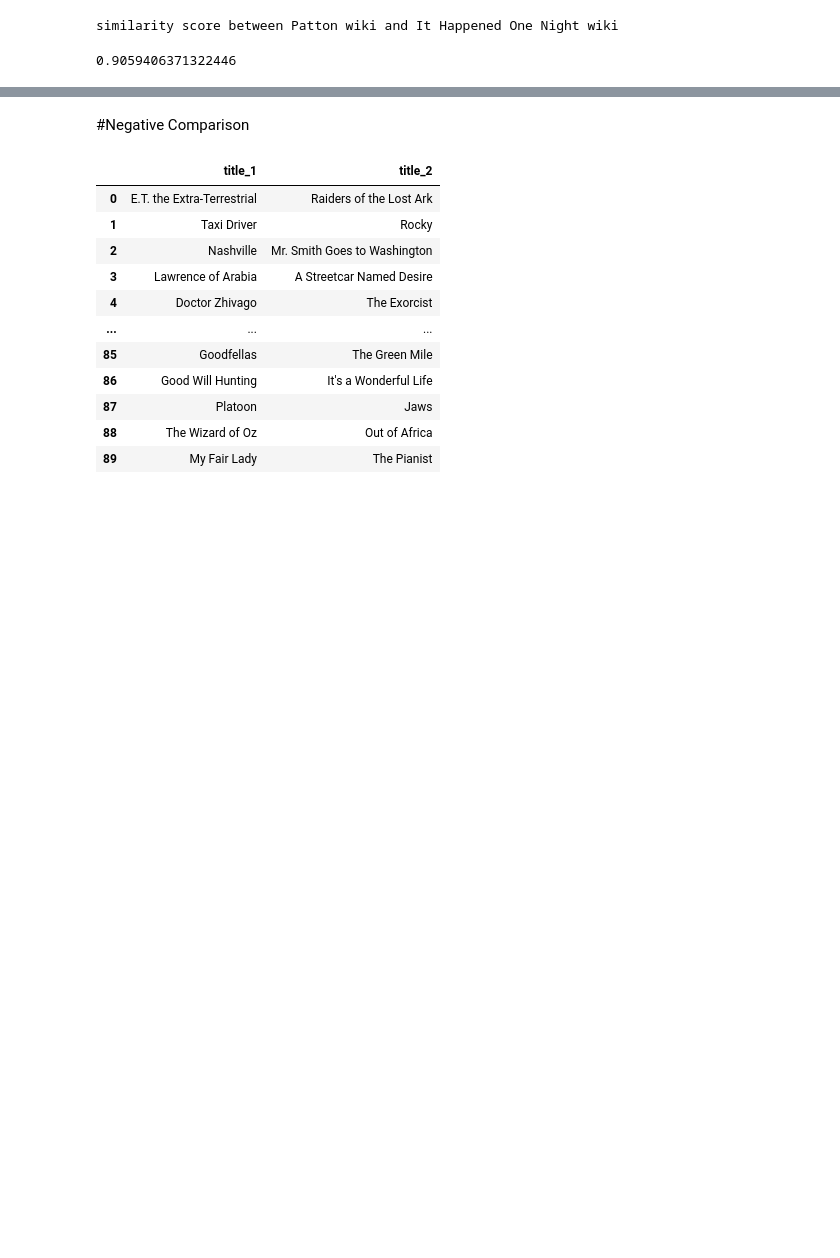
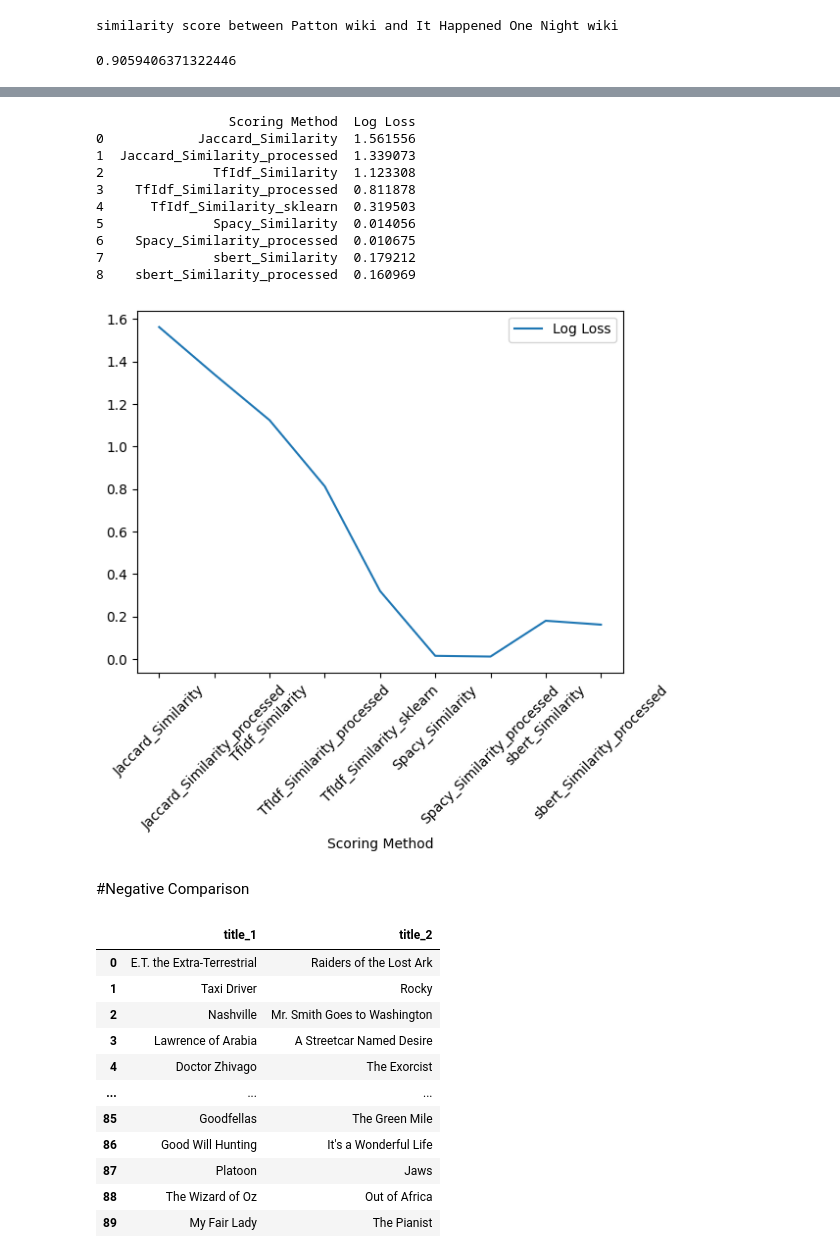
Before and after one commit to ak-malone/NLU, a Jupyter notebook: bagofwords.ipynb, the cells around one changed output, grey strips where cells are left out. Drawn from its saved outputs; the diff is of its cells as text; code cells hidden in the pictures; blank space fills up the shorter version.

```diff
--- a/bagofwords.ipynb
+++ b/bagofwords.ipynb
@@ -480,0 +523,3 @@ similarity score between Patton wiki and It Happened One Night wiki
+# %%
+log_loss.extend([[sim_cols[-1], logloss(movies,sim_cols[-1],True)]])
+print("Log Loss: ", log_loss[-1])
@@ -481,3 +541,19 @@ similarity score between Patton wiki and It Happened One Night wiki
+# %%
+lldf = pd.DataFrame(log_loss,columns=["Scoring Method","Log Loss"])
+lldf.plot.line(x="Scoring Method",rot=45)
+print(lldf)
+# %% [output]
+                 Scoring Method  Log Loss
+0            Jaccard_Similarity  1.561556
+1  Jaccard_Similarity_processed  1.339073
+2              TfIdf_Similarity  1.123308
+3    TfIdf_Similarity_processed  0.811878
+4      TfIdf_Similarity_sklearn  0.319503
+5              Spacy_Similarity  0.014056
+6    Spacy_Similarity_processed  0.010675
+7              sbert_Similarity  0.179212
+8    sbert_Similarity_processed  0.160969
+[figure, added]
 # %% [markdown]
 #Negative Comparison
 # %%
```
Also changed, not shown: parts of 24 cells of this notebook.
